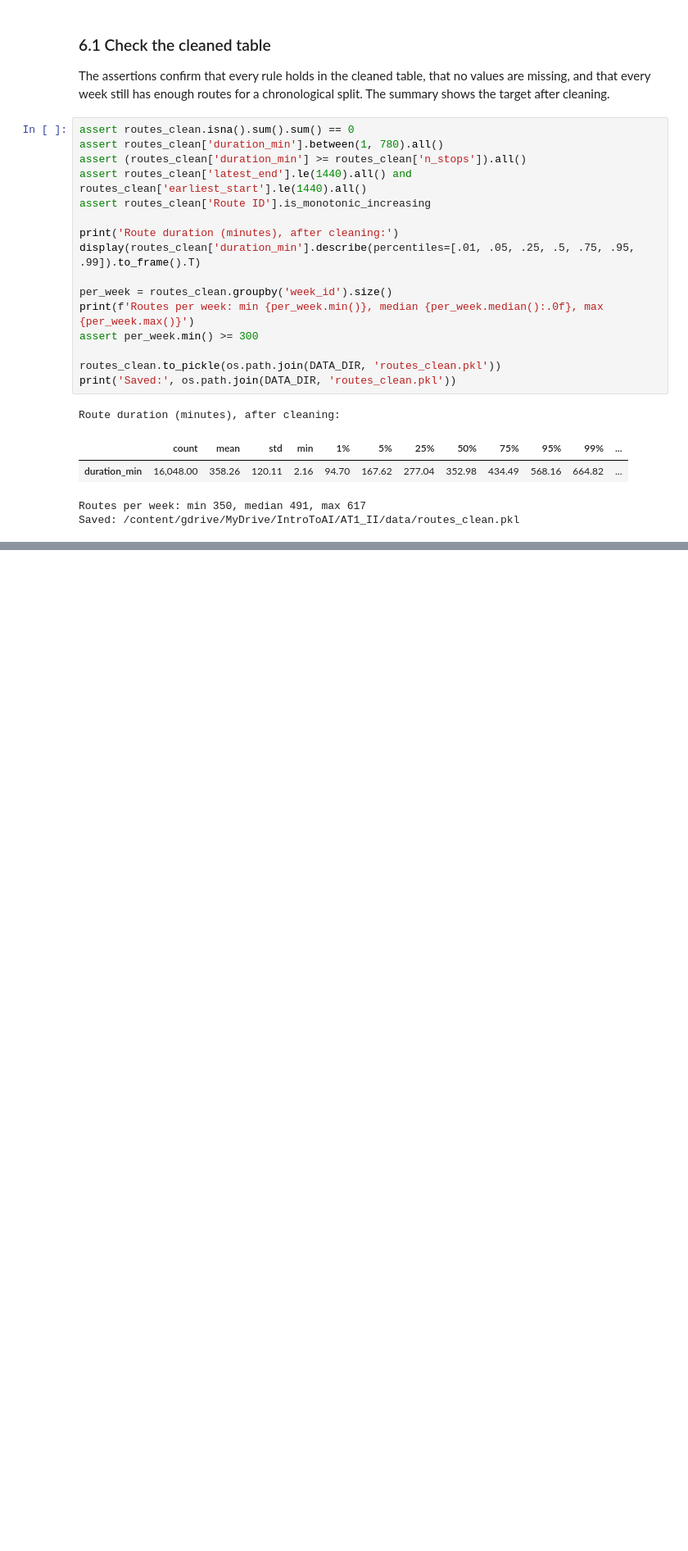
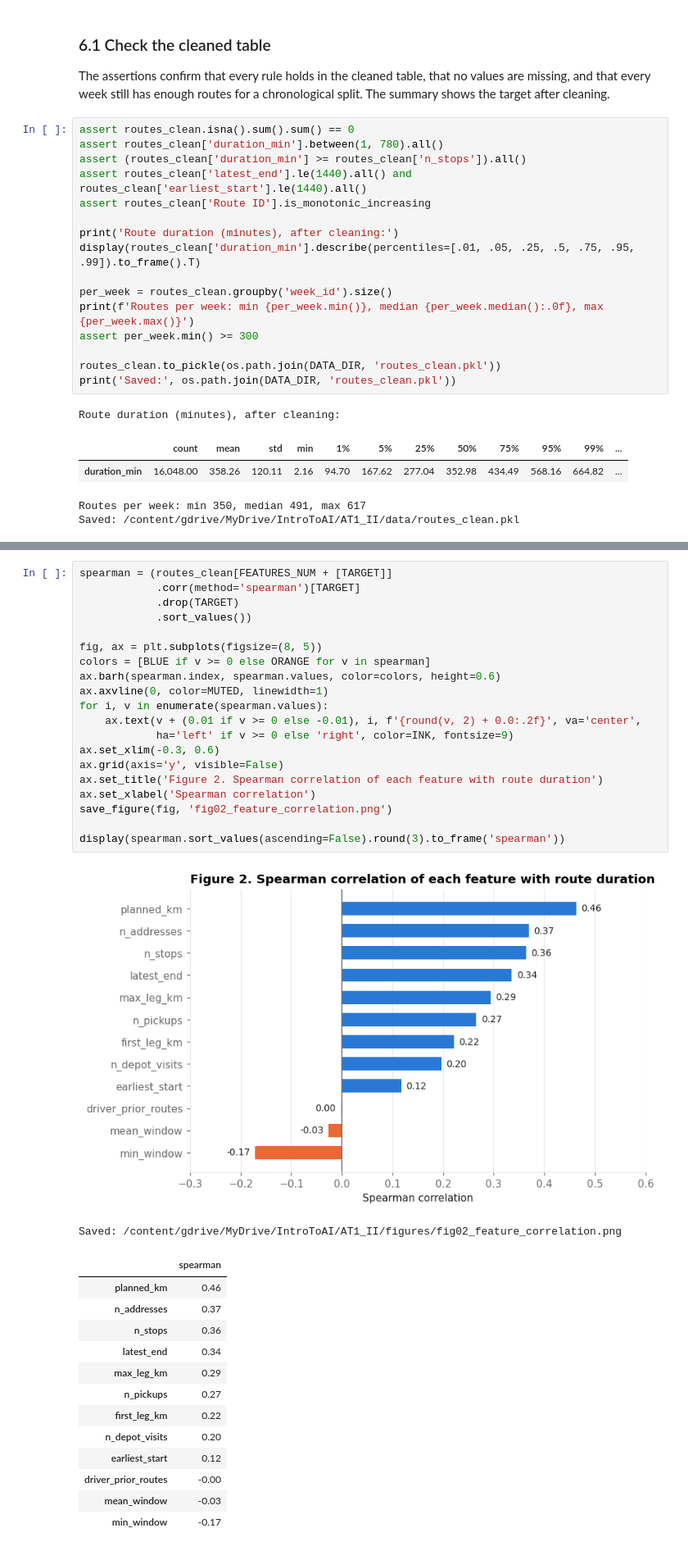
Before and after one commit to brucenguyen0302-code/last-mile-route-duration, a Jupyter notebook: notebooks/AT1_II_route_duration.ipynb, the cells around one changed output, grey strips where cells are left out. Shown at 82% size. Drawn from its saved outputs; the diff is of its cells as text; blank space fills up the shorter version.

```diff
--- a/notebooks/AT1_II_route_duration.ipynb
+++ b/notebooks/AT1_II_route_duration.ipynb
@@ -379,0 +467,36 @@ Saved: /content/gdrive/MyDrive/IntroToAI/AT1_II/data/routes_clean.pkl
+# %%
+spearman = (routes_clean[FEATURES_NUM + [TARGET]]
+            .corr(method='spearman')[TARGET]
+            .drop(TARGET)
+            .sort_values())
+
+fig, ax = plt.subplots(figsize=(8, 5))
+colors = [BLUE if v >= 0 else ORANGE for v in spearman]
+ax.barh(spearman.index, spearman.values, color=colors, height=0.6)
+ax.axvline(0, color=MUTED, linewidth=1)
+for i, v in enumerate(spearman.values):
+    ax.text(v + (0.01 if v >= 0 else -0.01), i, f'{round(v, 2) + 0.0:.2f}', va='center',
+            ha='left' if v >= 0 else 'right', color=INK, fontsize=9)
+ax.set_xlim(-0.3, 0.6)
+ax.grid(axis='y', visible=False)
+ax.set_title('Figure 2. Spearman correlation of each feature with route duration')
+ax.set_xlabel('Spearman correlation')
+save_figure(fig, 'fig02_feature_correlation.png')
+
+display(spearman.sort_values(ascending=False).round(3).to_frame('spearman'))
+# %% [output]
+[figure, added]
+Saved: /content/gdrive/MyDrive/IntroToAI/AT1_II/figures/fig02_feature_correlation.png
+|  | spearman |
+| planned_km | 0.46 |
+| n_addresses | 0.37 |
+| n_stops | 0.36 |
+| latest_end | 0.34 |
+| max_leg_km | 0.29 |
+| n_pickups | 0.27 |
+| first_leg_km | 0.22 |
+| n_depot_visits | 0.20 |
+| earliest_start | 0.12 |
+| driver_prior_routes | -0.00 |
+| mean_window | -0.03 |
+| min_window | -0.17 |
```
Also changed, not shown: parts of 11 cells of this notebook.
